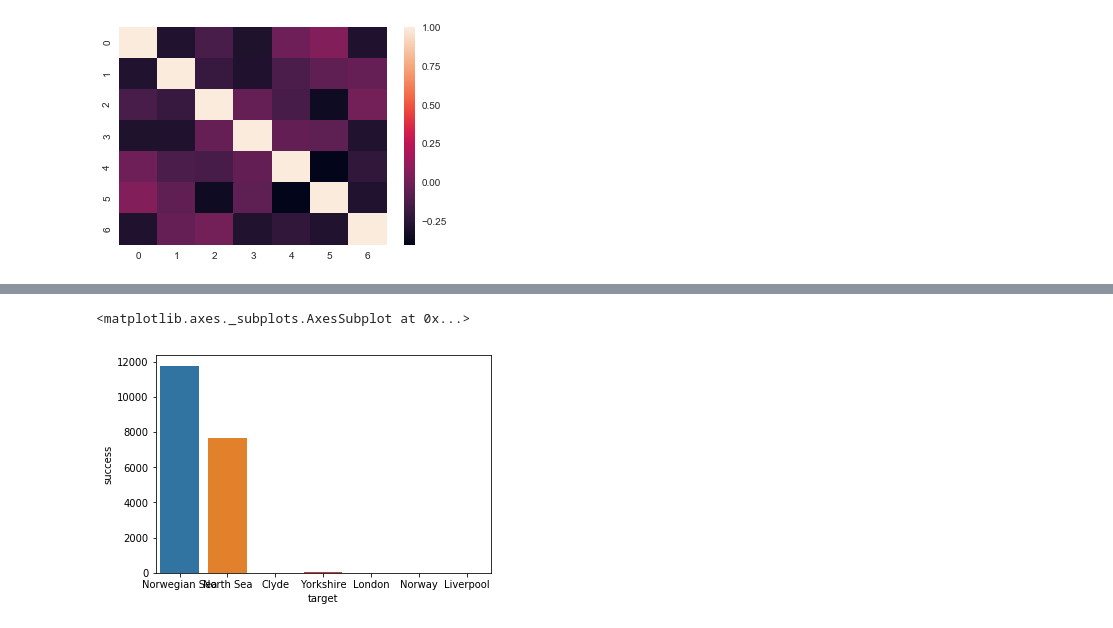
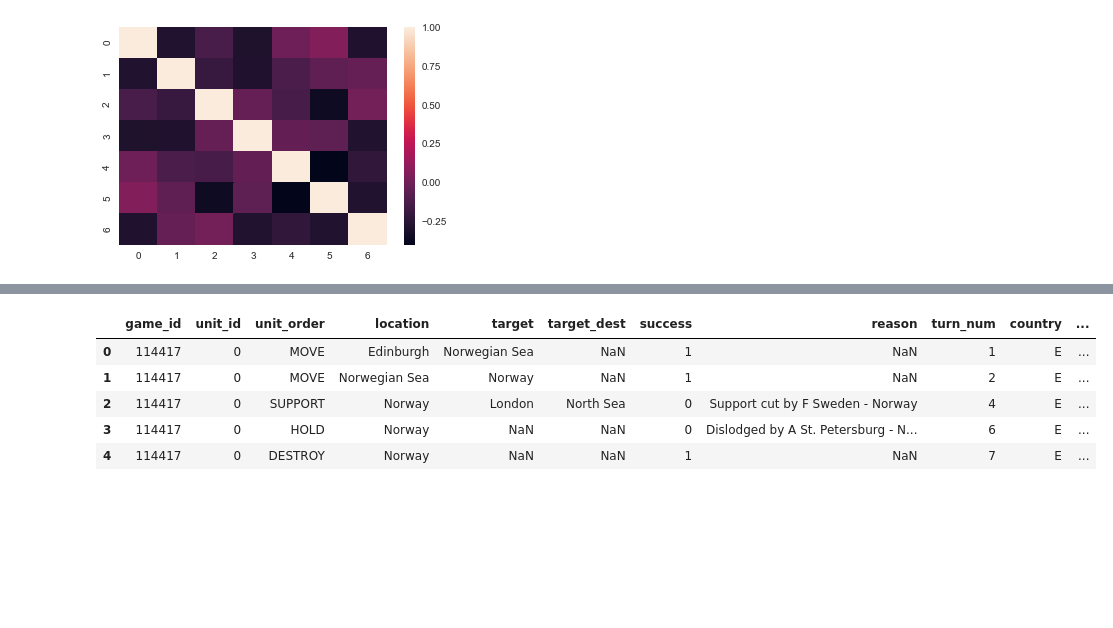
Before and after one commit to sorashido/DiplomacyPredict, a Jupyter notebook: src/v2.ipynb, the cells around one changed output, grey strips where cells are left out. Drawn from its saved outputs; the diff is of its cells as text; code cells hidden in the pictures; blank space fills up the shorter version.

```diff
--- a/src/v2.ipynb
+++ b/src/v2.ipynb
@@ -117,7 +117,17 @@ unitの動きについて分析
 <img src="../img/maxresdefault.jpg" width="300">
 # %%
-#国ごとの初手の確率
-sns.barplot(x="target", y="success", data = orders[orders["turn_num"]==1][orders["success"]==1][orders["location"]=="Edinburgh"], estimator=sum)
+# 初手(Edinburgh -> )の遷移先
+# sns.barplot(x="target", y="success", data = orders[orders["turn_num"]==1][orders["success"]==1][orders["location"]=="Edinburgh"], estimator=sum)
+# players.head()
-# %% [output]
-<matplotlib.axes._subplots.AxesSubplot at 0x...>
-[figure, removed]
+# %%
+# merge
+dataset = pd.merge(orders, units, on=['game_id', 'unit_id'])
+dataset = pd.merge(dataset, players, on=['game_id', 'country'])
+dataset.head()
+# %% [output]
+|  | game_id | unit_id | unit_order | location | target | target_dest | success | reason | turn_num | country | ... |
+| 0 | 114417 | 0 | MOVE | Edinburgh | Norwegian Sea | NaN | 1 | NaN | 1 | E | ... |
+| 1 | 114417 | 0 | MOVE | Norwegian Sea | Norway | NaN | 1 | NaN | 2 | E | ... |
+| 2 | 114417 | 0 | SUPPORT | Norway | London | North Sea | 0 | Support cut by F Sweden - Norway | 4 | E | ... |
+| 3 | 114417 | 0 | HOLD | Norway | NaN | NaN | 0 | Dislodged by A St. Petersburg - N... | 6 | E | ... |
+| 4 | 114417 | 0 | DESTROY | Norway | NaN | NaN | 1 | NaN | 7 | E | ... |
```
Also changed, not shown: parts of 8 cells of this notebook.
